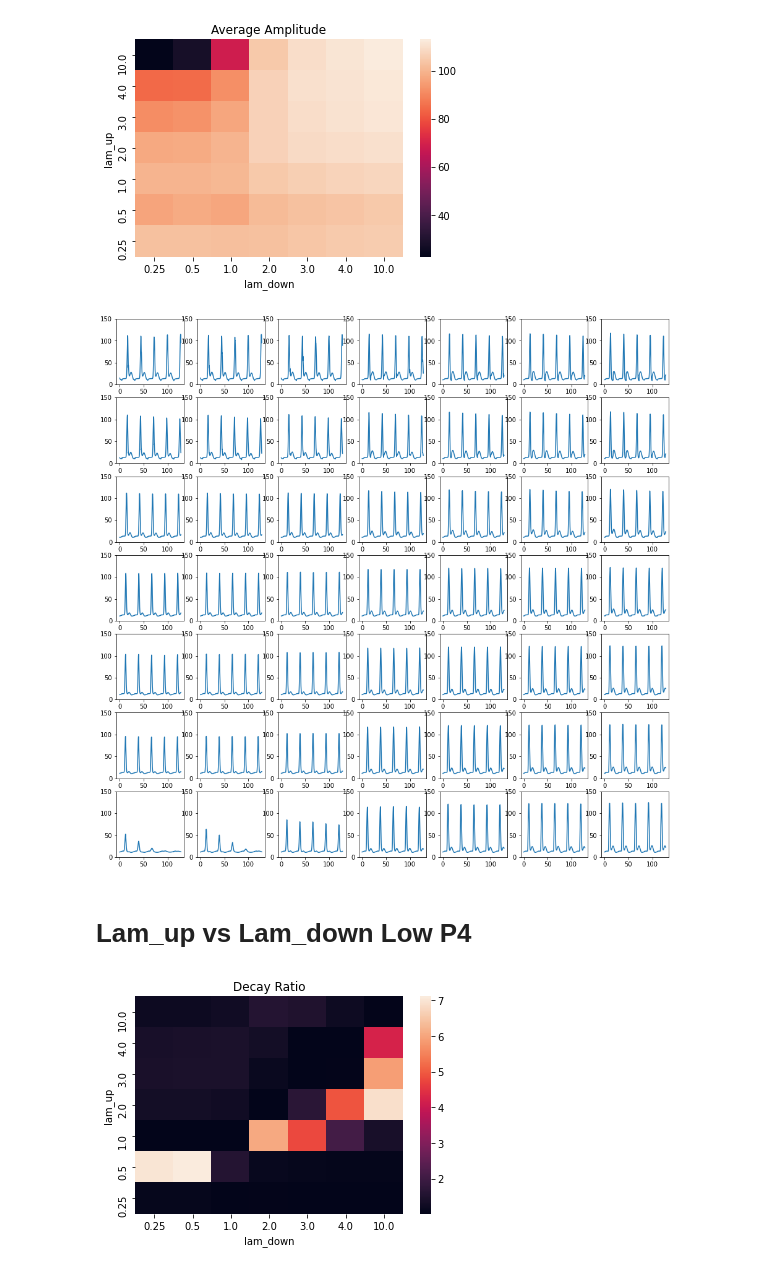
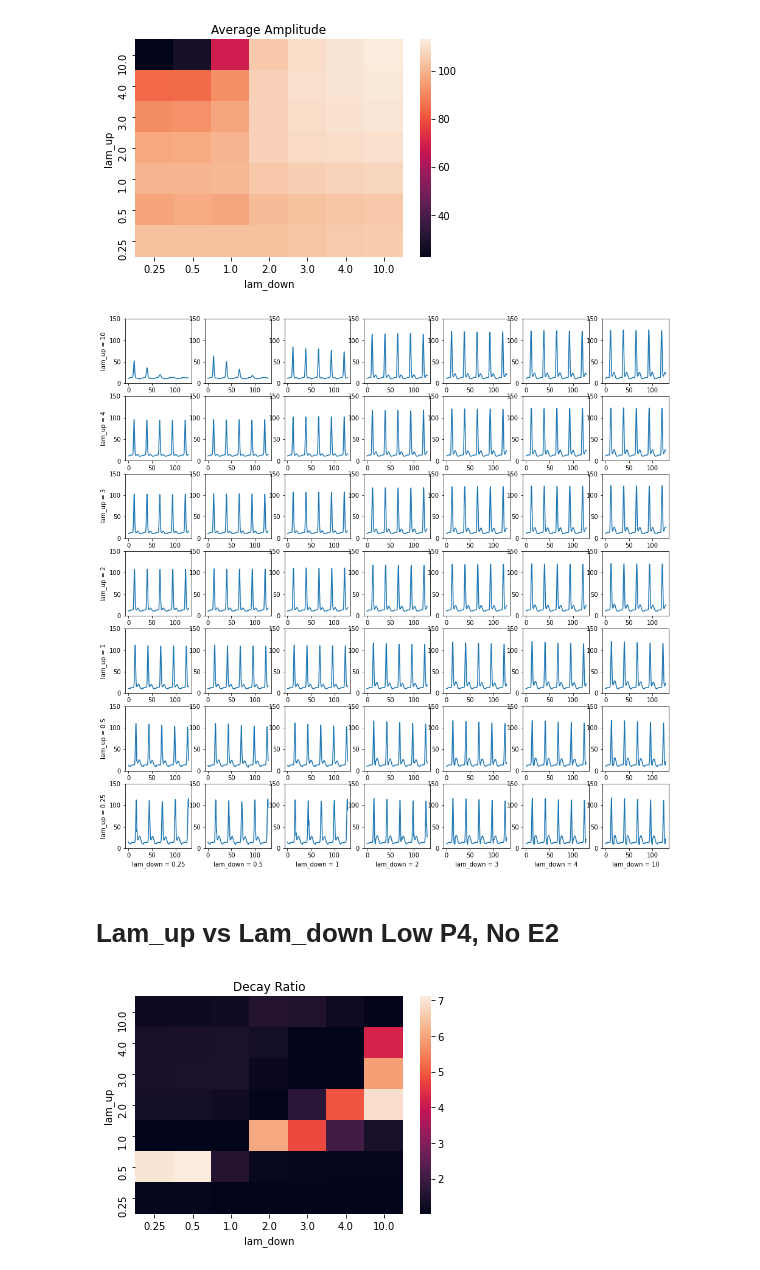
Before and after one commit to georgia-pope/birth_control_modeling, a Jupyter notebook: Heatmaps.ipynb, the cells around one changed output. Cells and saved outputs as stored; diff of their text form; code cells hidden in the pictures.

```diff
--- a/Heatmaps.ipynb
+++ b/Heatmaps.ipynb
@@ -3,6 +3,31 @@ import numpy as np
 import seaborn as sns
 import heatmaps as h
 import matplotlib.pyplot as plt
+# %%
+def plot_LH(vals1, vals2, ind_var_1, ind_var_2, filename = None):
+    if filename is None:
+        filename = f"{ind_var1}_{ind_var2}.npy"
+    yy = np.load(filename)
+
+    h = len(vals1)
+    w = len(vals2)
+
+    fig, axs = plt.subplots(h, w, figsize= (16,16))
+    yy = yy.reshape(h,w,10000)
+    yy = np.flip(yy,0)
+
+    tt = np.linspace(0,128,10000)
+
+    vals1 = vals1[::-1]
+
+    for i in range(h):
+        for j in range(w):
+            axs[i,j].plot(tt, yy[i,j])
+            axs[i,j].set_ylim([0, 150])
+            if i == h-1:
+                axs[i,j].set_xlabel(f'{ind_var_2} = {vals2[j]}')
+            if j == 0:
+                axs[i,j].set_ylabel(f'{ind_var_1} = {vals1[i]}')
 # %% [markdown]
 # E2 vs P4 Dosing
 # %%
@@ -94,23 +98,14 @@ h.get_heatmap(avg_amp, ind_var1, ind_var2, vals1, vals2, "Average Amplitude")
 # %%
 vals1 = [0.25, 0.5, 1, 2, 3, 4, 10]
 vals2 = [0.25, 0.5, 1, 2, 3, 4, 10]
 ind_var1 = "lam_up"
 ind_var2 = "lam_down"
 
-yy = np.load(f"{ind_var1}_{ind_var2}.npy")
-
-fig, axs = plt.subplots(7,7, figsize=(16,16))
-yy = yy.reshape((7,7,10000))
-tt = np.linspace(0,128,10000)
-
-for i in range(7):
-    for j in range(7):
-        axs[i,j].plot(tt, yy[i,j])
-        axs[i,j].set_ylim([0, 150])
+plot_LH(vals1, vals2, ind_var1, ind_var2, filename = None)
 # %% [output]
-[figure, old version]
+[figure, new version]
 # %% [markdown]
-# Lam_up vs Lam_down Low P4
+# Lam_up vs Lam_down Low P4, No E2
 # %%
 vals1 = [0.25, 0.5, 1, 2, 3, 4, 10]
 vals2 = [0.25, 0.5, 1, 2, 3, 4, 10]
```
Also changed, not shown: parts of 26 cells of this notebook, 2 other files.
